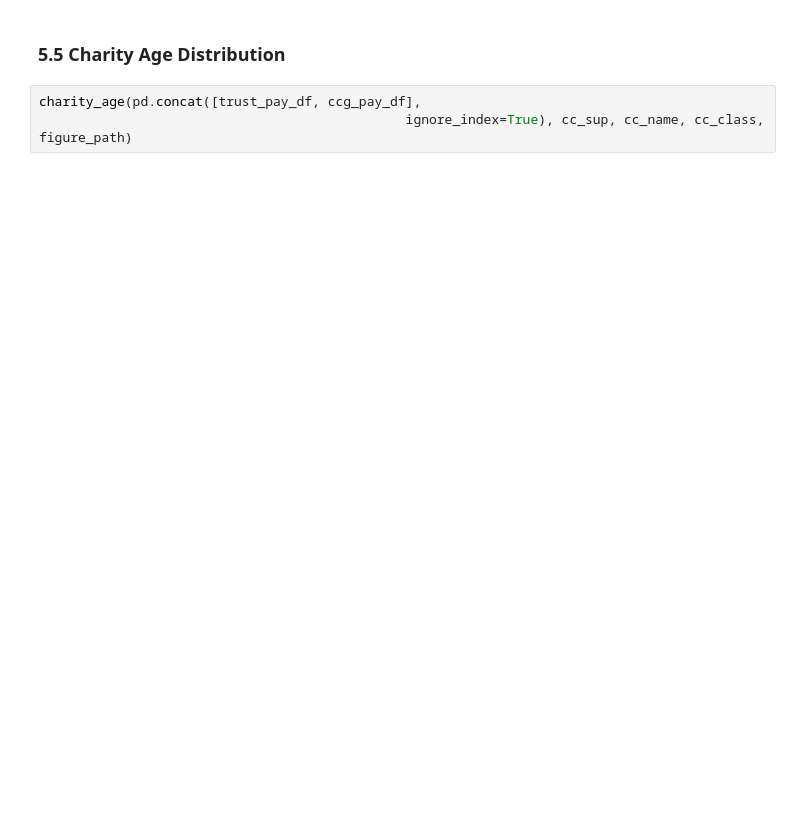
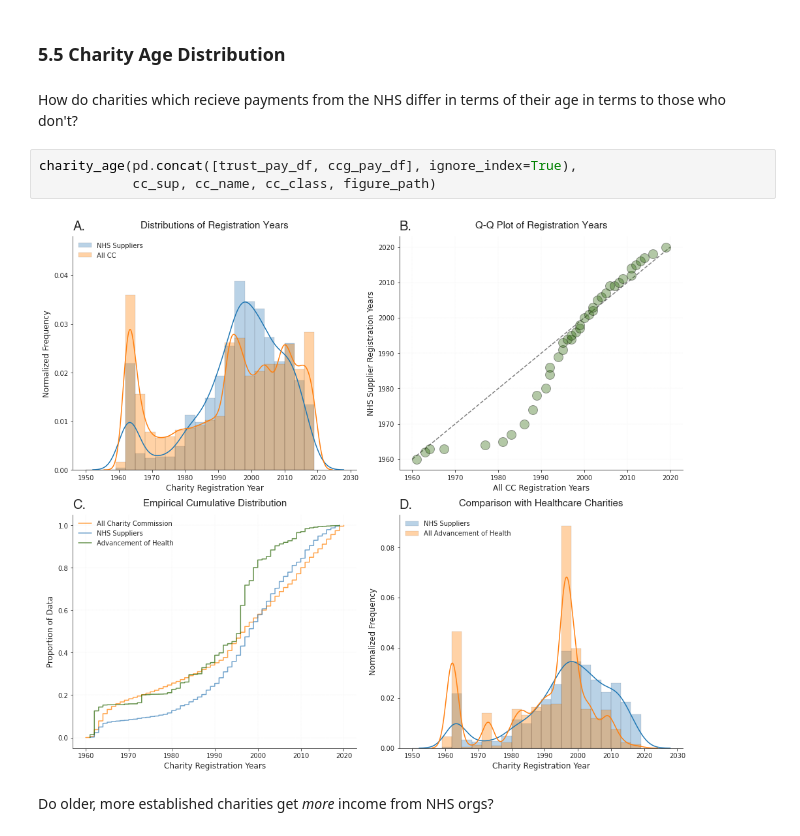
Before and after one commit to crahal/NHSSpend, a Jupyter notebook: src/analysis/charity_analysis_notebook.ipynb, the cells around one changed output. Saved outputs shown, nothing was run; the diff lists cells and outputs as text; blank space fills up the shorter version.

```diff
--- a/src/analysis/charity_analysis_notebook.ipynb
+++ b/src/analysis/charity_analysis_notebook.ipynb
@@ -507,5 +541,11 @@ plot_choropleths(gdf, figure_path)
 # %% [markdown]
 ### 5.5 Charity Age Distribution
+# %% [markdown]
+How do charities which recieve payments from the NHS differ in terms of their age in terms to those who don't?
 # %%
-charity_age(pd.concat([trust_pay_df, ccg_pay_df],
-                                               ignore_index=True), cc_sup, cc_name, cc_class, figure_path)
+charity_age(pd.concat([trust_pay_df, ccg_pay_df], ignore_index=True),
+            cc_sup, cc_name, cc_class, figure_path)
+# %% [output]
+[figure, added]
+# %% [markdown]
+Do older, more established charities get _more_ income from NHS orgs?
```
Also changed, not shown: parts of 76 cells of this notebook, 2 other files.
